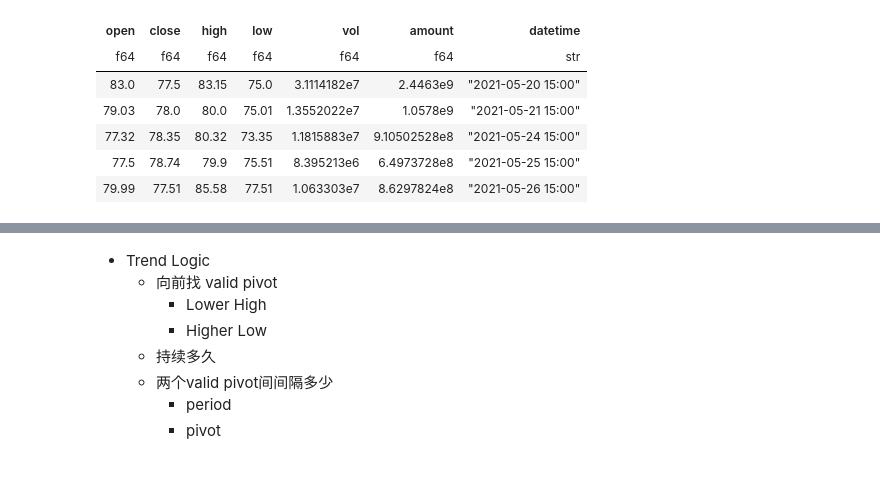
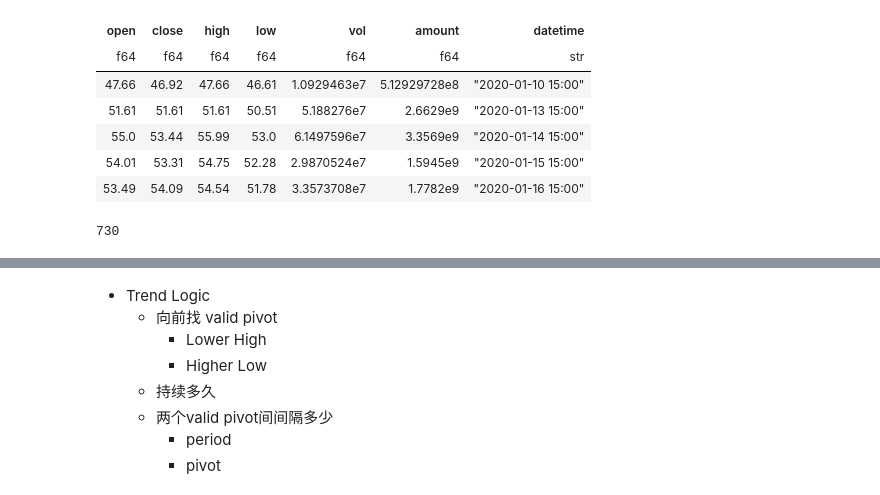
Before and after one commit to ismaelliang/client-python, a Jupyter notebook: pivot.ipynb, the cells around one changed output, grey strips where cells are left out. Saved outputs shown, nothing was run; the diff lists cells and outputs as text; code cells hidden in the pictures.

```diff
--- a/pivot.ipynb
+++ b/pivot.ipynb
@@ -7,18 +7,22 @@ import polars as pl
 import os
 from tqdm import tqdm
 # %%
-symbol = '688076'
+symbol = '002594'
 
 df = pl.read_parquet(f'cn_data_daily_bar/data/{symbol}.parquet')
 df.head()
 # %% [output]
 | open | close | high | low | vol | amount | datetime |
 | f64 | f64 | f64 | f64 | f64 | f64 | str |
-| 83.0 | 77.5 | 83.15 | 75.0 | 3.1114182e7 | 2.4463e9 | "2021-05-20 15:00" |
-| 79.03 | 78.0 | 80.0 | 75.01 | 1.3552022e7 | 1.0578e9 | "2021-05-21 15:00" |
-| 77.32 | 78.35 | 80.32 | 73.35 | 1.1815883e7 | 9.10502528e8 | "2021-05-24 15:00" |
-| 77.5 | 78.74 | 79.9 | 75.51 | 8.395213e6 | 6.4973728e8 | "2021-05-25 15:00" |
-| 79.99 | 77.51 | 85.58 | 77.51 | 1.063303e7 | 8.6297824e8 | "2021-05-26 15:00" |
+| 47.66 | 46.92 | 47.66 | 46.61 | 1.0929463e7 | 5.12929728e8 | "2020-01-10 15:00" |
+| 51.61 | 51.61 | 51.61 | 50.51 | 5.188276e7 | 2.6629e9 | "2020-01-13 15:00" |
+| 55.0 | 53.44 | 55.99 | 53.0 | 6.1497596e7 | 3.3569e9 | "2020-01-14 15:00" |
+| 54.01 | 53.31 | 54.75 | 52.28 | 2.9870524e7 | 1.5945e9 | "2020-01-15 15:00" |
+| 53.49 | 54.09 | 54.54 | 51.78 | 3.3573708e7 | 1.7782e9 | "2020-01-16 15:00" |
+# %%
+len(df)
+# %% [output]
+730
 # %%
 dts = []
 for dt_str in df['datetime']:
```
Also changed, not shown: parts of 23 cells of this notebook.
